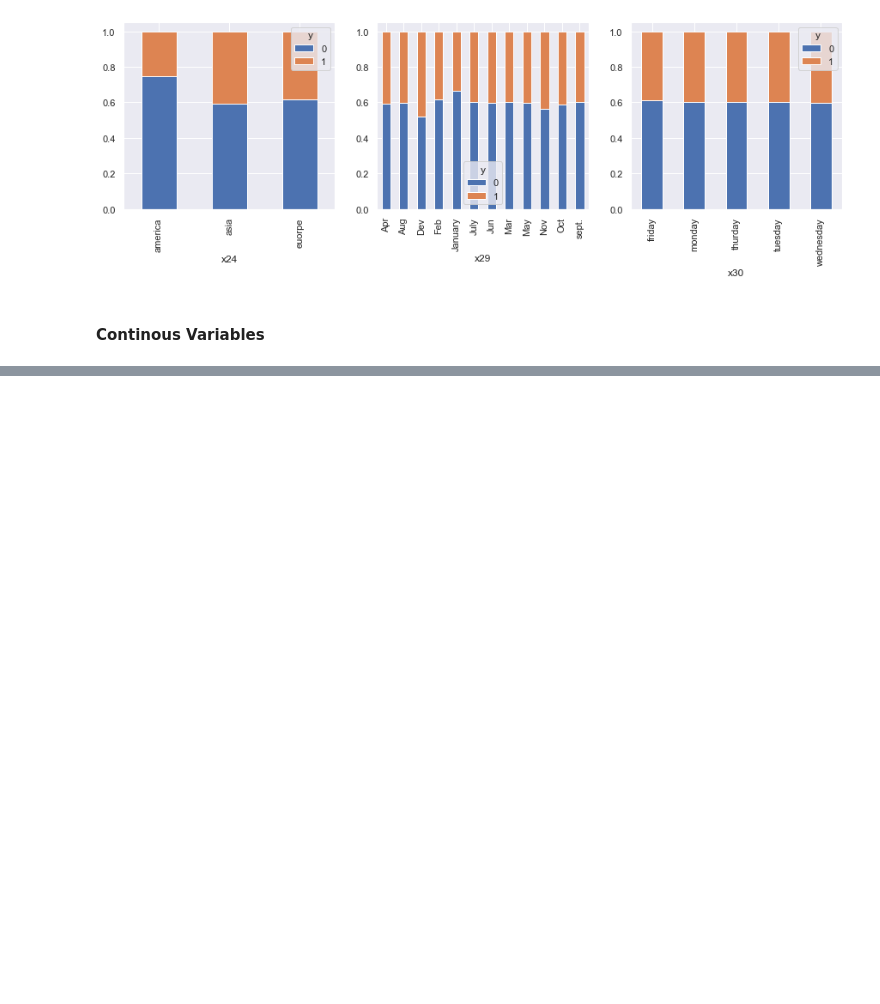
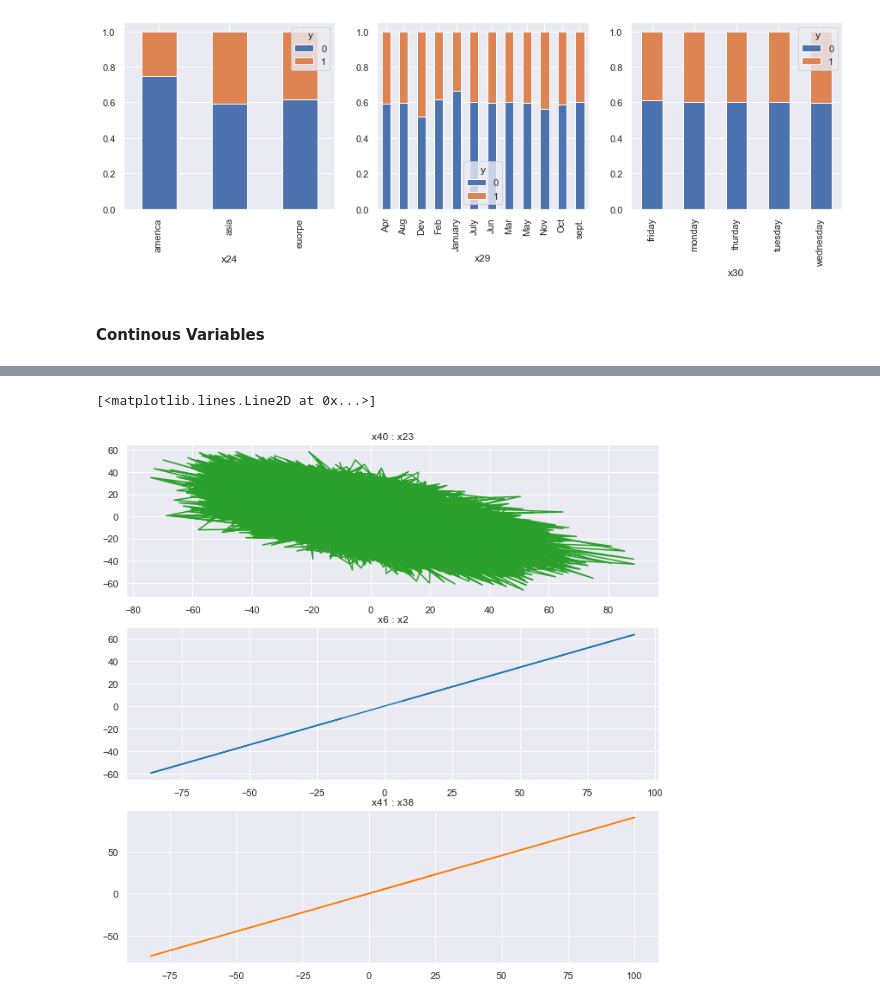
Before and after one commit to dhyanshah/MS7333_QTW, a Jupyter notebook: Final_Case/QTW_FinalCase.ipynb, the cells around one changed output, grey strips where cells are left out. Saved outputs shown, nothing was run; the diff lists cells and outputs as text; code cells hidden in the pictures; blank space fills up the shorter version.

```diff
--- a/Final_Case/QTW_FinalCase.ipynb
+++ b/Final_Case/QTW_FinalCase.ipynb
@@ -280,0 +225,11 @@ Total Missing Values:  1520
+# %%
+fig, (ax1, ax2, ax3) = plt.subplots(3, 1, figsize =(11,11))
+ax1.set_title("x40 : x23")
+ax2.set_title("x6 : x2")
+ax3.set_title("x41 : x38")
+ax1.plot(df['x40'], df['x23'], 'tab:green')
+ax2.plot(df['x6'], df['x2'], 'tab:blue')
+ax3.plot(df['x41'], df['x38'], 'tab:orange')
+# %% [output]
+[<matplotlib.lines.Line2D at 0x...>]
+[figure, added]
```
Also changed, not shown: parts of 65 cells of this notebook.
